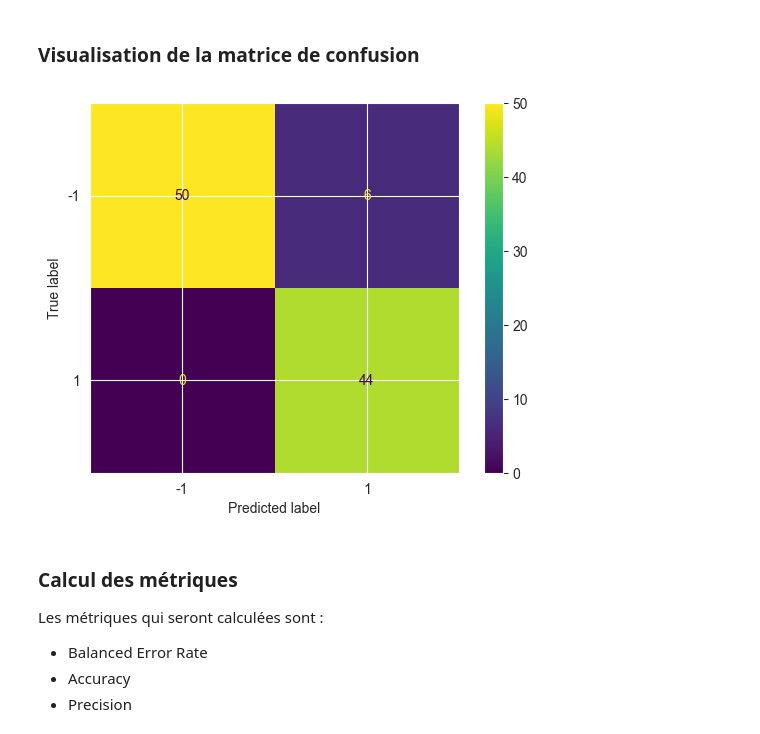
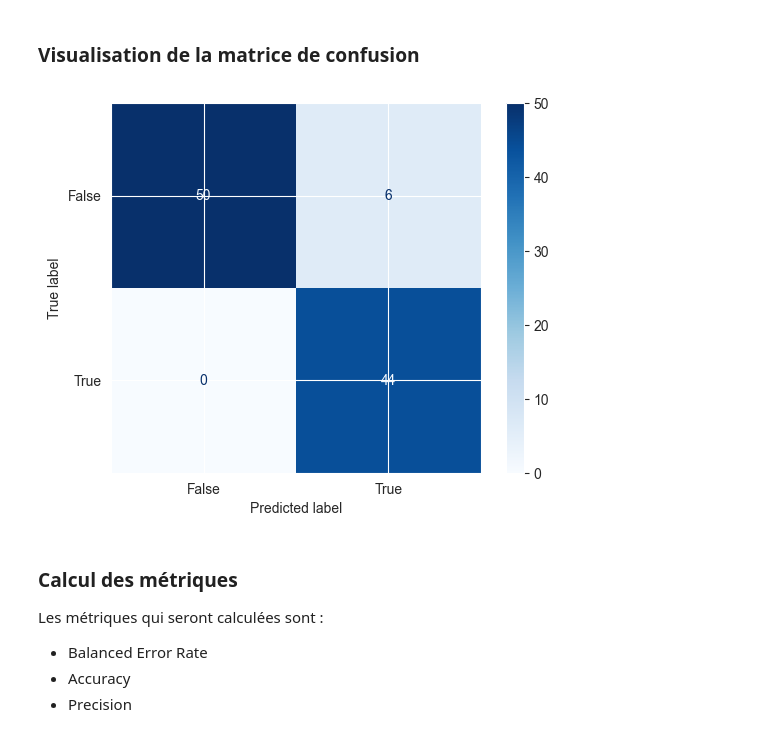
Before and after one commit to aL0NEW0LF/Extreme-Gradient-Boosting-vs-Naive-Bayes-Arcene, a Jupyter notebook: PROJECT.ipynb, the cells around one changed output. Cells and saved outputs as stored; diff of their text form; code cells hidden in the pictures.

Commit message:
refactor: refactored refs + changed confusion matrix color palette

```diff
--- a/PROJECT.ipynb
+++ b/PROJECT.ipynb
@@ -653,12 +653,11 @@ array([[50,  6],
 # %% [markdown]
 ### Visualisation de la matrice de confusion
 # %%
-disp = metrics.ConfusionMatrixDisplay(confusion_matrix=cm, display_labels=[-1, 1])
-disp.plot()
+disp = metrics.ConfusionMatrixDisplay.from_predictions(y_true=arcene_valid_labels, y_pred=predictions, display_labels=["False", "True"], cmap=plt.cm.Blues)
 
 plt.show()
 # %% [output]
-[figure, old version]
+[figure, new version]
 # %% [markdown]
 ### Calcul des métriques
 Les métriques qui seront calculées sont :
```
Also changed, not shown: parts of 6 cells of this notebook.
